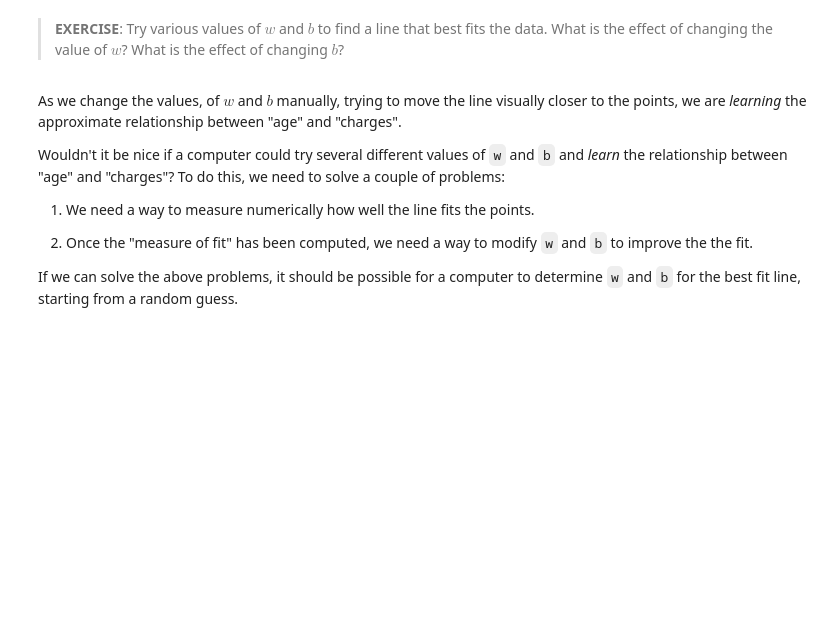
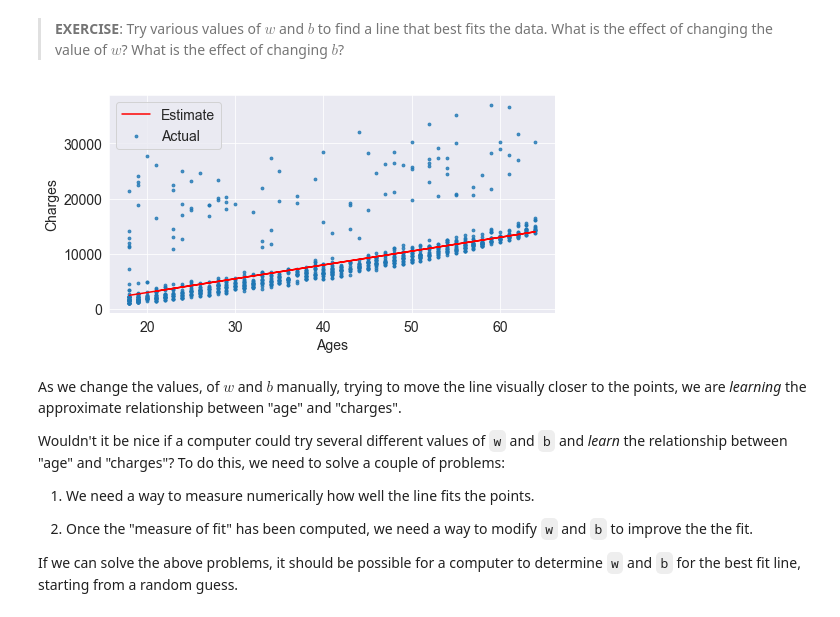
Before and after one commit to bboomm1218/machine_learning, a Jupyter notebook: python-sklearn-linear-regression-v-23/python-sklearn-linear-regression.ipynb, the cells around one changed output. Cells and saved outputs as stored; diff of their text form; code cells hidden in the pictures; blank space fills up the shorter version.

```diff
--- a/python-sklearn-linear-regression-v-23/python-sklearn-linear-regression.ipynb
+++ b/python-sklearn-linear-regression-v-23/python-sklearn-linear-regression.ipynb
@@ -653,5 +711,9 @@ try_parameters(400, 5000)
 # %% [markdown]
 > **EXERCISE**: Try various values of $w$ and $b$ to find a line that best fits the data. What is the effect of changing the value of $w$? What is the effect of changing $b$?
+# %%
+try_parameters(250, -2000)
+# %% [output]
+[figure, added]
 # %% [markdown]
 As we change the values, of $w$ and $b$ manually, trying to move the line visually closer to the points, we are _learning_ the approximate relationship between "age" and "charges".
 
```
Also changed, not shown: parts of 63 cells of this notebook.
